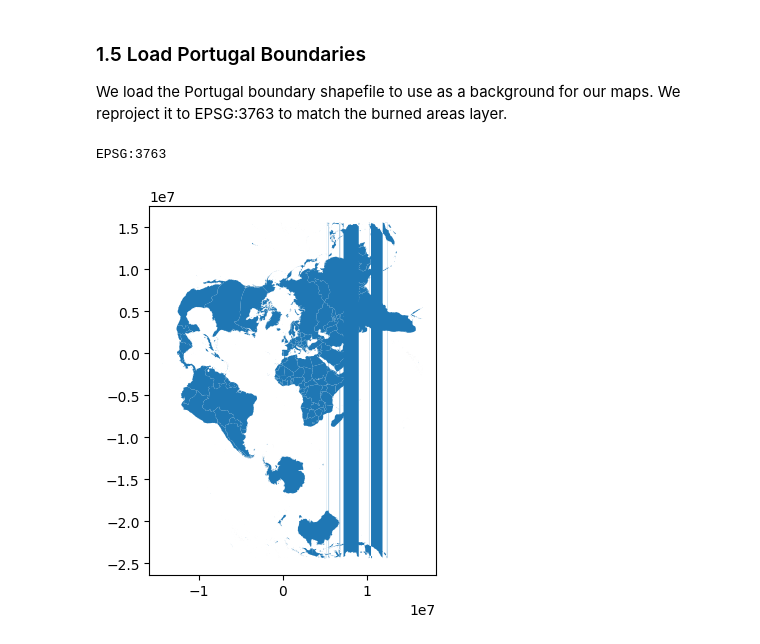
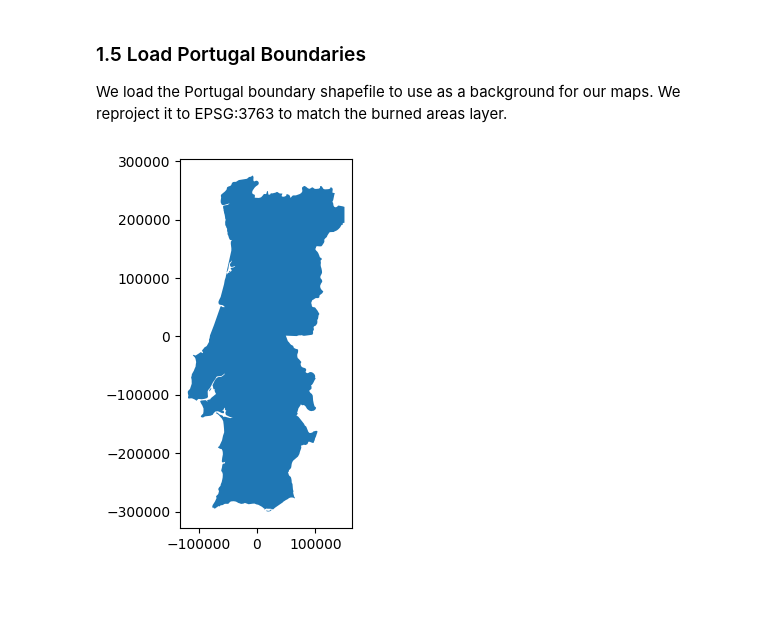
Before and after one commit to martarpdias/wildfires-portugal-smartcities, a Jupyter notebook: notebooks/01_risk_model.ipynb, the cells around one changed output. Saved outputs shown, nothing was run; the diff lists cells and outputs as text; code cells hidden in the pictures; blank space fills up the shorter version.

```diff
--- a/notebooks/01_risk_model.ipynb
+++ b/notebooks/01_risk_model.ipynb
@@ -118,11 +118,17 @@ plt.show()
 We load the Portugal boundary shapefile to use as a background for our maps.
 We reproject it to EPSG:3763 to match the burned areas layer.
 # %%
-portugal = gpd.read_file("../data/raw/portugal_boundaries/ne_10m_admin_0_countries_prt.shp").to_crs("EPSG:3763")
+from shapely.geometry import box
 
-print(portugal.crs)
-portugal.plot()
+world = gpd.read_file("../data/raw/portugal_boundaries/ne_10m_admin_0_countries_prt.shp").to_crs("EPSG:3763")
+
+portugal = world[world["ADMIN"] == "Portugal"]
+
+# Clip to mainland Portugal only (removes Azores and Madeira)
+mainland_bbox = box(-150000, -350000, 150000, 350000)
+portugal_mainland = portugal.clip(mainland_bbox)
+
+portugal_mainland.plot()
 plt.show()
 # %% [output]
-EPSG:3763
-[figure, old version]
+[figure, new version]
```
Also changed, not shown: parts of 8 cells of this notebook, 3 other files.
